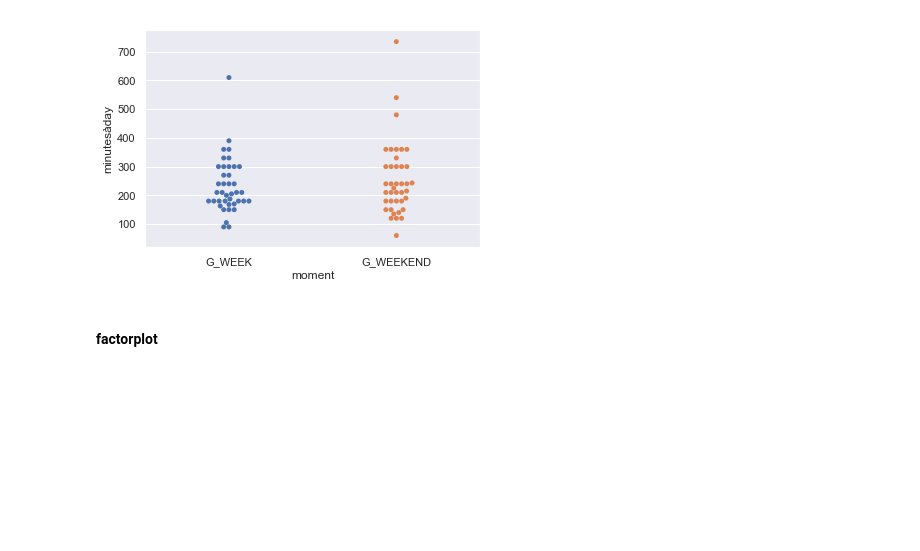
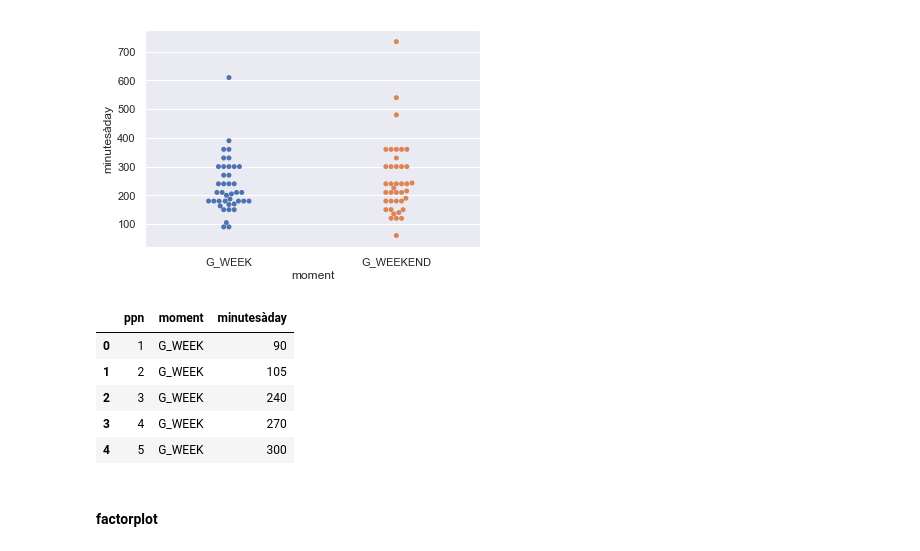
Before and after one commit to FloorDenecker/Stage, a Jupyter notebook: QUALTRICS_VIS.ipynb, the cells around one changed output. Saved outputs shown, nothing was run; the diff lists cells and outputs as text; code cells hidden in the pictures; blank space fills up the shorter version.

```diff
--- a/QUALTRICS_VIS.ipynb
+++ b/QUALTRICS_VIS.ipynb
@@ -203,6 +215,15 @@ sns.swarmplot(x="moment", y="minutesàday", data=gebruik_long)
 # %% [output]
 <matplotlib.axes._subplots.AxesSubplot at 0x...>
 [figure]
+# %%
+gebruik_long.head(5)
+# %% [output]
+|  | ppn | moment | minutesàday |
+| 0 | 1 | G_WEEK | 90 |
+| 1 | 2 | G_WEEK | 105 |
+| 2 | 3 | G_WEEK | 240 |
+| 3 | 4 | G_WEEK | 270 |
+| 4 | 5 | G_WEEK | 300 |
 # %% [markdown]
 #### factorplot
 # %%
```
Also changed, not shown: parts of 15 cells of this notebook, 13 other files.
